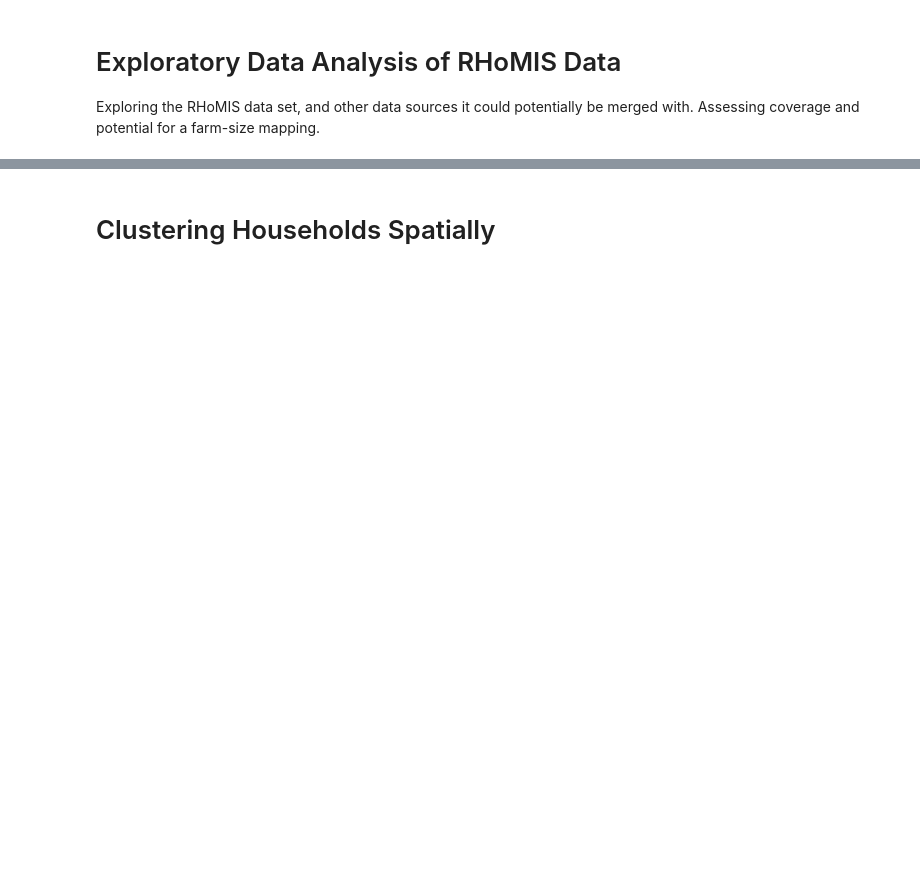
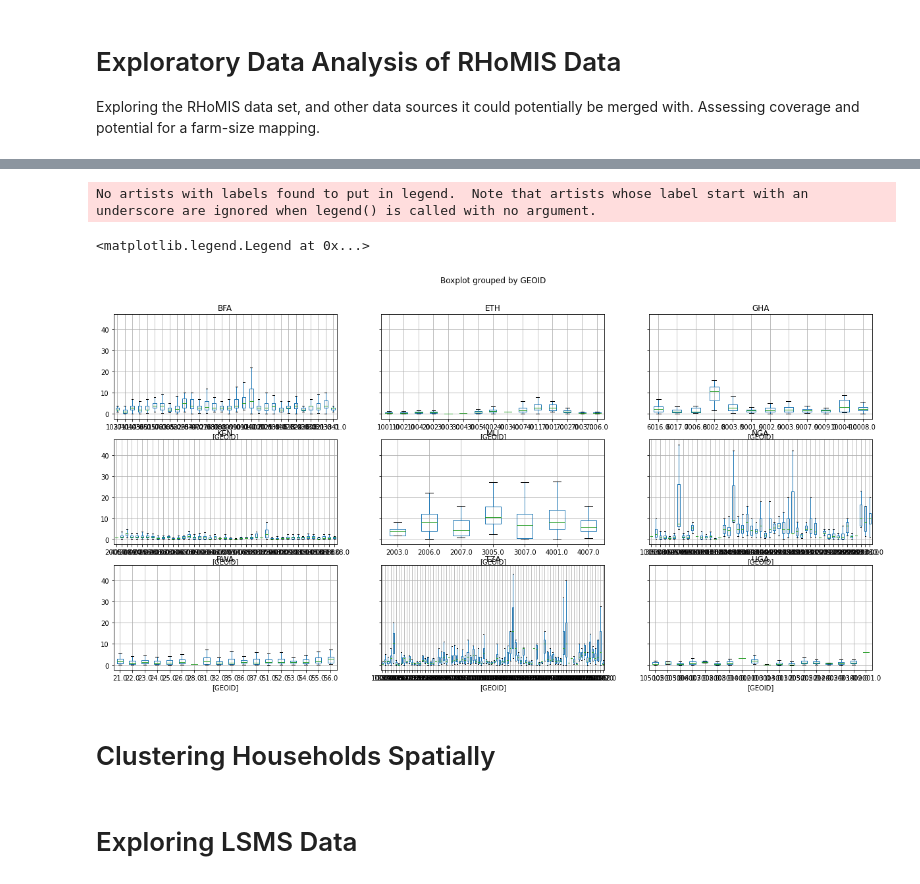
Before and after one commit to l-gorman/farm-size-analysis, a Jupyter notebook: explore.ipynb, the cells around one changed output, grey strips where cells are left out. Saved outputs shown, nothing was run; the diff lists cells and outputs as text; code cells hidden in the pictures; blank space fills up the shorter version.

```diff
--- a/explore.ipynb
+++ b/explore.ipynb
@@ -133,4 +133,19 @@ fig.savefig("./outputs/exploratory/land_size_kde_all_countries.png", bbox_inches
+# %%
+fig, ax = plt.subplots(figsize=(20,10))
+
+geo_indicator.loc[geo_indicator["LandCultivated"]<100,["iso_3","LandCultivated","GEOID"]].groupby("iso_3").boxplot(by="GEOID", ax=ax, showfliers=False)
+ax.set_xticklabels([])
+ax.set_xlabel('')
+ax.set_title('')
+ax.set_xticks([])
+ax.legend()
+# %% [output]
+No artists with labels found to put in legend.  Note that artists whose label start with an underscore are ignored when legend() is called with no argument.
+<matplotlib.legend.Legend at 0x...>
+[figure, added]
 # %% [markdown]
 # Clustering Households Spatially
 # %%
 cluster_labels = db_scan.cluster_gps_points(indicator_data, "GPS_LON", "GPS_LAT", epsilon=0.1)
+# %% [markdown]
+# Exploring LSMS Data
```
Also changed, not shown: parts of 21 cells of this notebook, 9 other files.
